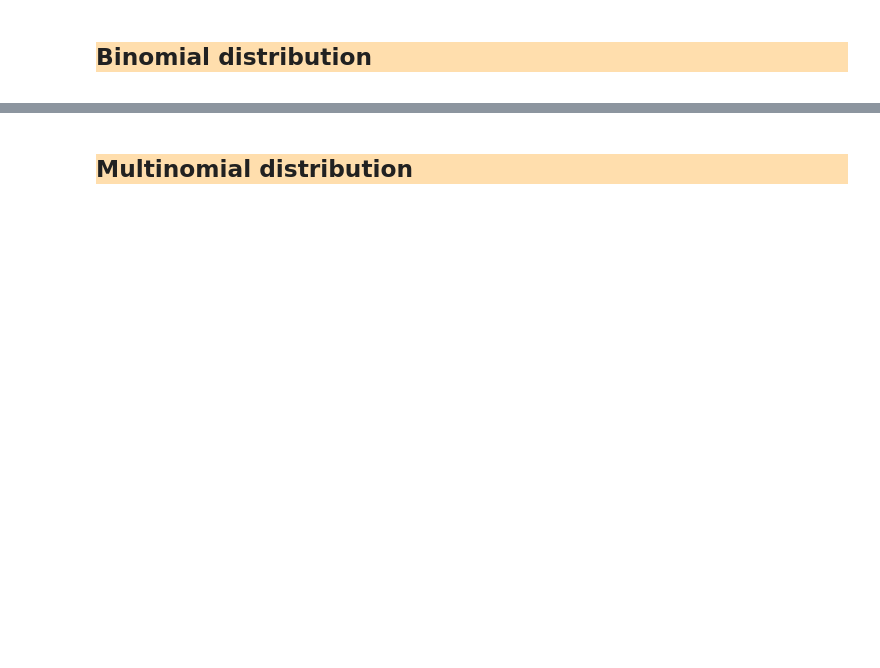
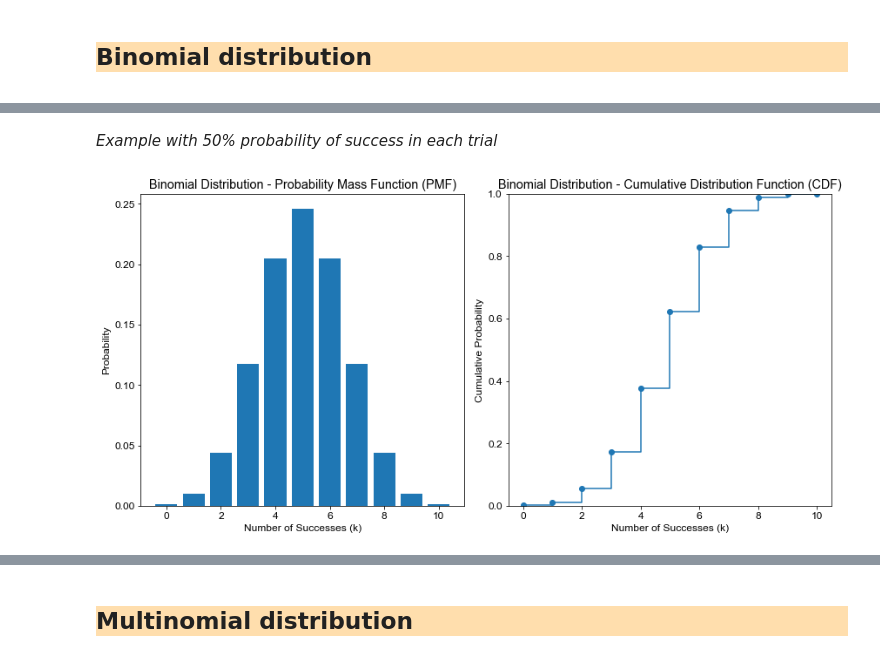
Before and after one commit to shibzr/statistics, a Jupyter notebook: Probability Distribution.ipynb, the cells around one changed output, grey strips where cells are left out. Drawn from its saved outputs; the diff is of its cells as text; code cells hidden in the pictures; blank space fills up the shorter version.

```diff
--- a/Probability Distribution.ipynb
+++ b/Probability Distribution.ipynb
@@ -83,0 +367,41 @@ The uniform distribution can be either district of continous. Discrete uniform d
+# %%
+def binomial_distribution(n: int, p: float):
+    """
+    Plot the probability mass function (PMF) and cumulative distribution function (CDF)
+    of a binomial distribution.
+
+    Parameters:
+        n (int): Number of trials.
+        p (float): Probability of success in each trial.
+
+    Returns:
+        None: Displays the plots.
+
+    """
+
+    x_values = np.arange(0, n+1)
+    binom_dist = stats.binom(n, p)
+    pmf = binom_dist.pmf(x_values)
+    cdf = binom_dist.cdf(x_values)
+
+    fig, ax = plt.subplots(nrows=1, ncols=2)
+
+    ax[0].bar(x_values, pmf)
+    ax[0].set_xlabel("Number of Successes (k)")
+    ax[0].set_ylabel("Probability")
+    ax[0].set_title("Binomial Distribution - Probability Mass Function (PMF)")
+
+    ax[1].plot(x_values, cdf, marker='o', linestyle='-', drawstyle='steps-post')
+    ax[1].set_xlabel("Number of Successes (k)")
+    ax[1].set_ylabel("Cumulative Probability")
+    ax[1].set_title("Binomial Distribution - Cumulative Distribution Function (CDF)")
+    ax[1].set_ylim(0, 1)
+
+    plt.tight_layout()
+    plt.show()
+# %% [markdown]
+*Example with 50% probability of success in each trial*
+# %%
+binomial_distribution(10, 0.5)
+# %% [output]
+[figure, added]
```
Also changed, not shown: parts of 38 cells of this notebook.
